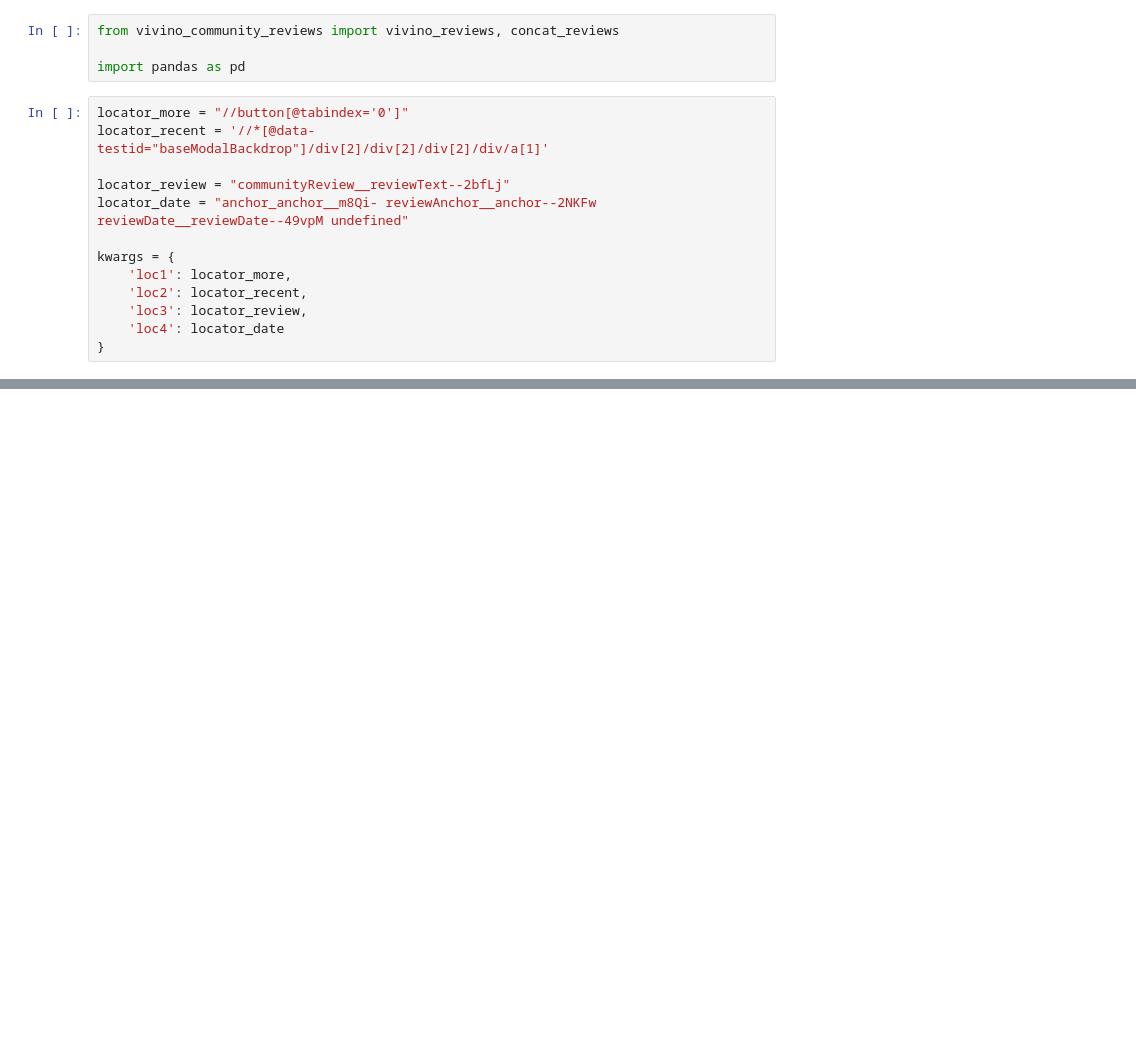
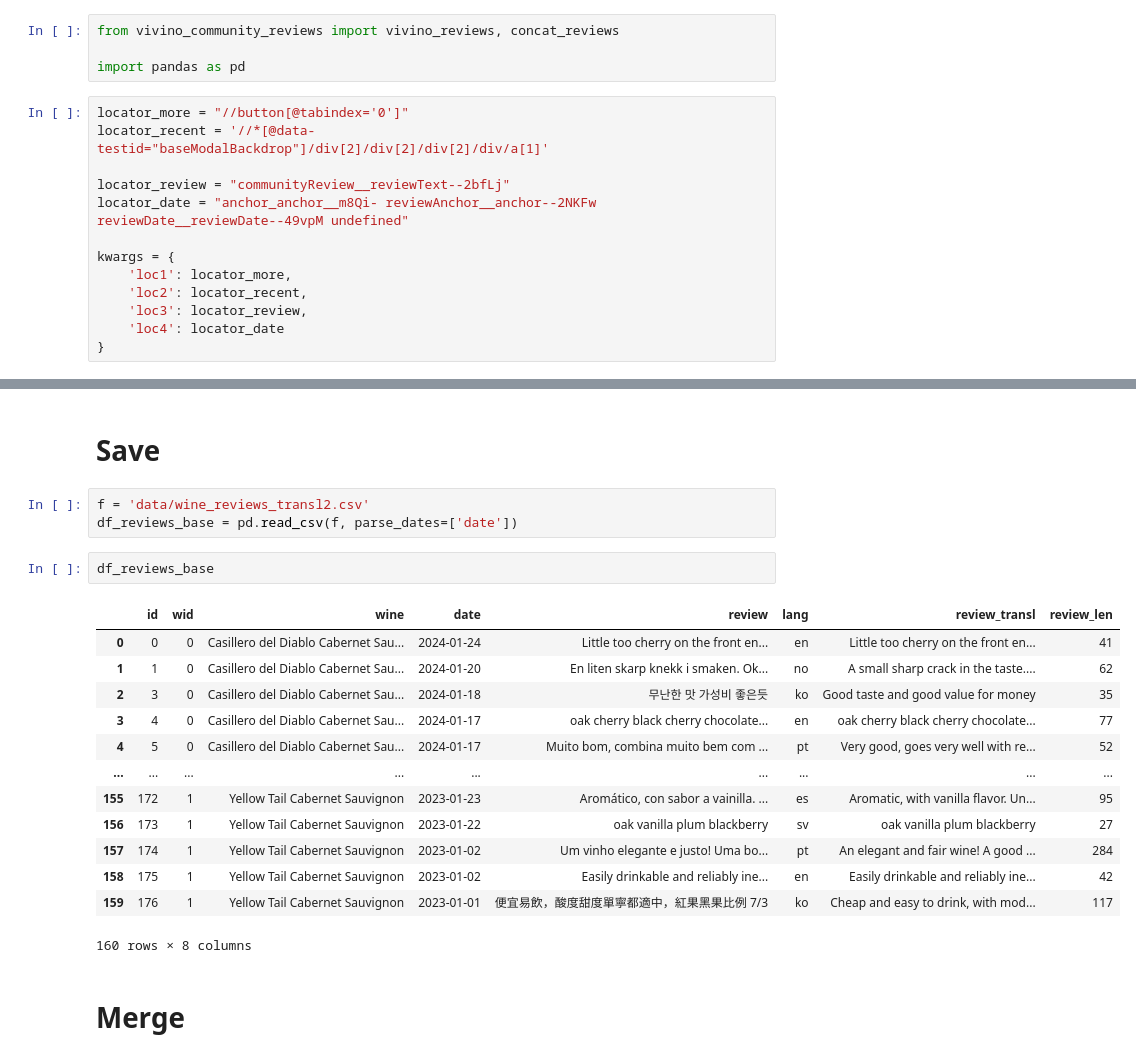
Before and after one commit to lbk209/topic_modeling, a Jupyter notebook: vivino_community_reviews.ipynb, the cells around one changed output, grey strips where cells are left out. Drawn from its saved outputs; the diff is of its cells as text; blank space fills up the shorter version.

```diff
--- a/vivino_community_reviews.ipynb
+++ b/vivino_community_reviews.ipynb
@@ -72,0 +197,23 @@ ValueError: time data '' does not match format '%b %d, %Y'
+# %% [markdown]
+# Save
+# %%
+f = 'data/wine_reviews_transl2.csv'
+df_reviews_base = pd.read_csv(f, parse_dates=['date'])
+# %%
+df_reviews_base
+# %% [output]
+|  | id | wid | wine | date | review | lang | review_transl | review_len |
+| 0 | 0 | 0 | Casillero del Diablo Cabernet Sau... | 2024-01-24 | Little too cherry on the front en... | en | Little too cherry on the front en... | 41 |
+| 1 | 1 | 0 | Casillero del Diablo Cabernet Sau... | 2024-01-20 | En liten skarp knekk i smaken. Ok... | no | A small sharp crack in the taste.... | 62 |
+| 2 | 3 | 0 | Casillero del Diablo Cabernet Sau... | 2024-01-18 | 무난한 맛 가성비 좋은듯 | ko | Good taste and good value for money | 35 |
+| 3 | 4 | 0 | Casillero del Diablo Cabernet Sau... | 2024-01-17 | oak cherry black cherry chocolate... | en | oak cherry black cherry chocolate... | 77 |
+| 4 | 5 | 0 | Casillero del Diablo Cabernet Sau... | 2024-01-17 | Muito bom, combina muito bem com ... | pt | Very good, goes very well with re... | 52 |
+| ... | ... | ... | ... | ... | ... | ... | ... | ... |
+| 155 | 172 | 1 | Yellow Tail Cabernet Sauvignon | 2023-01-23 | Aromático, con sabor a vainilla. ... | es | Aromatic, with vanilla flavor. Un... | 95 |
+| 156 | 173 | 1 | Yellow Tail Cabernet Sauvignon | 2023-01-22 | oak vanilla plum blackberry | sv | oak vanilla plum blackberry | 27 |
+| 157 | 174 | 1 | Yellow Tail Cabernet Sauvignon | 2023-01-02 | Um vinho elegante e justo! Uma bo... | pt | An elegant and fair wine! A good ... | 284 |
+| 158 | 175 | 1 | Yellow Tail Cabernet Sauvignon | 2023-01-02 | Easily drinkable and reliably ine... | en | Easily drinkable and reliably ine... | 42 |
+| 159 | 176 | 1 | Yellow Tail Cabernet Sauvignon | 2023-01-01 | 便宜易飲，酸度甜度單寧都適中，紅果黑果比例 7/3 | ko | Cheap and easy to drink, with mod... | 117 |
+160 rows × 8 columns
+# %% [markdown]
+# Merge
```
Also changed, not shown: parts of 37 cells of this notebook.
